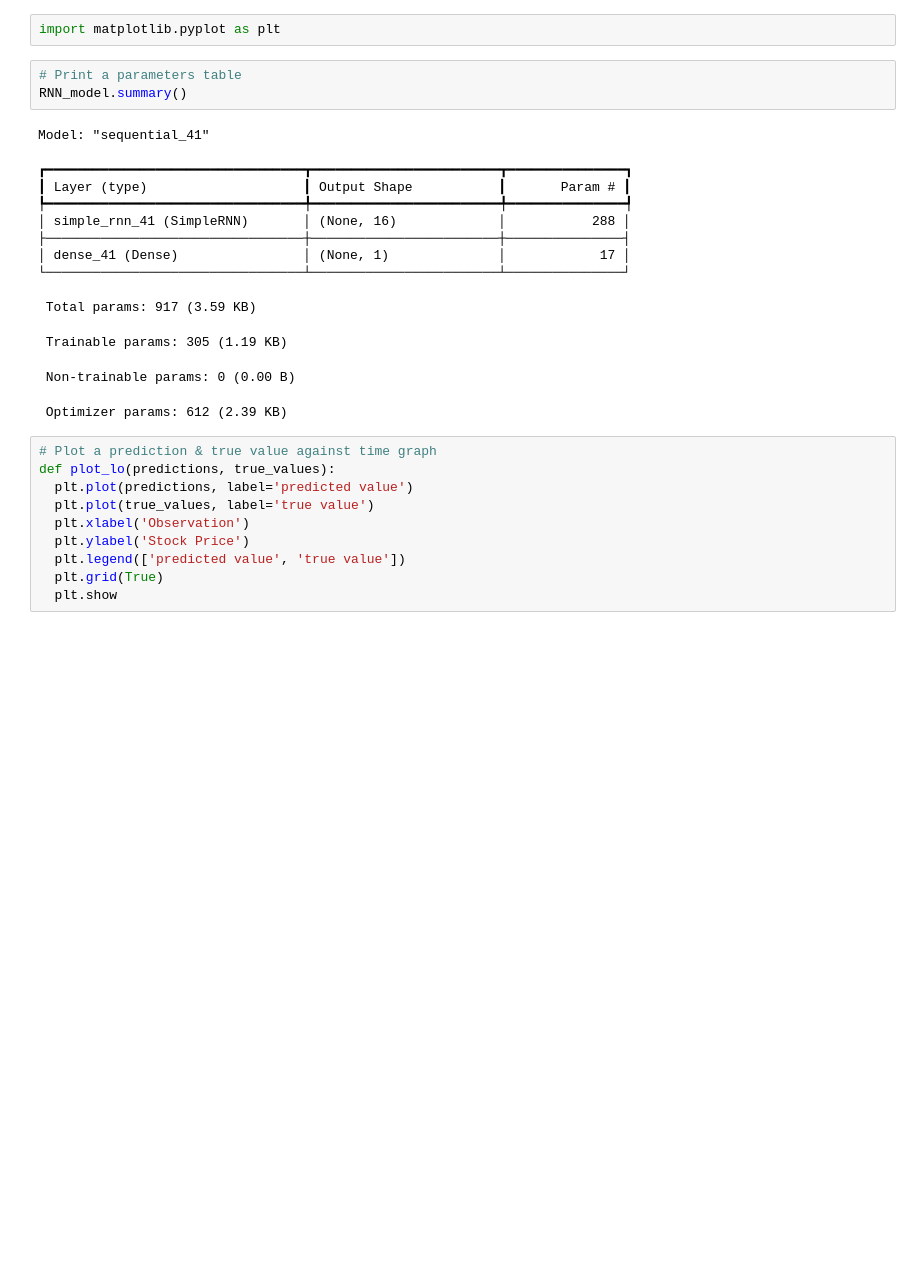
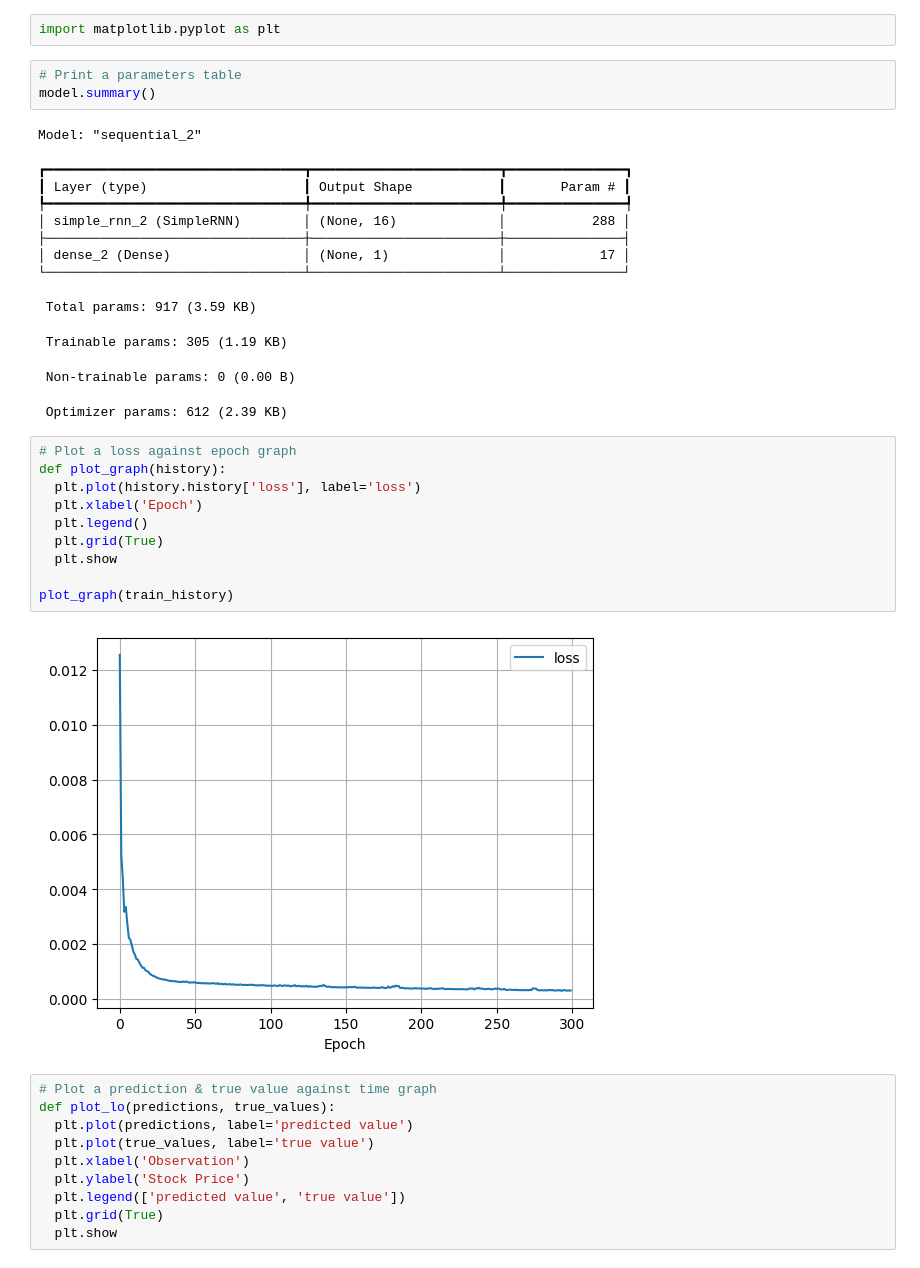
Before and after one commit to davidafshepherd/tesla-stock-price-prediction, a Jupyter notebook: tesla_stock_price_prediction.ipynb, the cells around one changed output. Drawn from its saved outputs; the diff is of its cells as text; blank space fills up the shorter version.

```diff
--- a/tesla_stock_price_prediction.ipynb
+++ b/tesla_stock_price_prediction.ipynb
@@ -86,20 +86,32 @@ Test Loss: 0.0009
 import matplotlib.pyplot as plt
 # %%
 # Print a parameters table
-RNN_model.summary()
+model.summary()
 # %% [output]
-Model: "sequential_41"
+Model: "sequential_2"
 ┏━━━━━━━━━━━━━━━━━━━━━━━━━━━━━━━━━┳━━━━━━━━━━━━━━━━━━━━━━━━┳━━━━━━━━━━━━━━━┓
 ┃ Layer (type)                    ┃ Output Shape           ┃       Param # ┃
 ┡━━━━━━━━━━━━━━━━━━━━━━━━━━━━━━━━━╇━━━━━━━━━━━━━━━━━━━━━━━━╇━━━━━━━━━━━━━━━┩
-│ simple_rnn_41 (SimpleRNN)       │ (None, 16)             │           288 │
+│ simple_rnn_2 (SimpleRNN)        │ (None, 16)             │           288 │
 ├─────────────────────────────────┼────────────────────────┼───────────────┤
-│ dense_41 (Dense)                │ (None, 1)              │            17 │
+│ dense_2 (Dense)                 │ (None, 1)              │            17 │
 └─────────────────────────────────┴────────────────────────┴───────────────┘
  Total params: 917 (3.59 KB)
  Trainable params: 305 (1.19 KB)
  Non-trainable params: 0 (0.00 B)
  Optimizer params: 612 (2.39 KB)
+# %%
+# Plot a loss against epoch graph
+def plot_graph(history):
+  plt.plot(history.history['loss'], label='loss')
+  plt.xlabel('Epoch')
+  plt.legend()
+  plt.grid(True)
+  plt.show
+
+plot_graph(train_history)
+# %% [output]
+[figure, added]
 # %%
 # Plot a prediction & true value against time graph
 def plot_lo(predictions, true_values):
```
Also changed, not shown: parts of 5 cells of this notebook.
